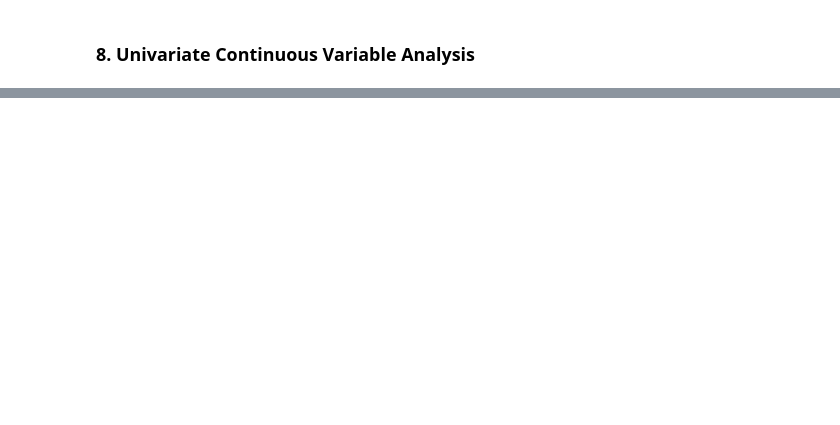
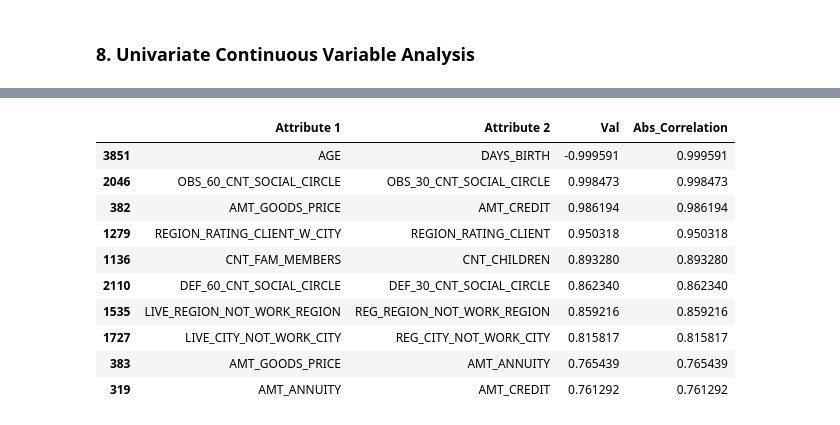
Before and after one commit to sainimi/mypythoncode, a Jupyter notebook: CreditEDA_v1.ipynb, the cells around one changed output, grey strips where cells are left out. Cells and saved outputs as stored; diff of their text form; code cells hidden in the pictures; blank space fills up the shorter version.

```diff
--- a/CreditEDA_v1.ipynb
+++ b/CreditEDA_v1.ipynb
@@ -382,0 +422,20 @@ plt.show()
+# %%
+inp_corr = new_loan_application.corr()
+corr_tb = inp_corr.where(np.triu(np.ones(inp_corr.shape),k=1).astype(np.bool)).unstack().reset_index()
+corr_tb.columns=['Attribute 1','Attribute 2','Val']
+corr_tb.dropna(subset=['Val'],inplace=True)
+corr_tb['Abs_Correlation']=corr_tb['Val'].abs()
+corr_tb = corr_tb.sort_values(by=['Abs_Correlation'], ascending=False)
+corr_tb.head(10)
+# %% [output]
+|  | Attribute 1 | Attribute 2 | Val | Abs_Correlation |
+| 3851 | AGE | DAYS_BIRTH | -0.999591 | 0.999591 |
+| 2046 | OBS_60_CNT_SOCIAL_CIRCLE | OBS_30_CNT_SOCIAL_CIRCLE | 0.998473 | 0.998473 |
+| 382 | AMT_GOODS_PRICE | AMT_CREDIT | 0.986194 | 0.986194 |
+| 1279 | REGION_RATING_CLIENT_W_CITY | REGION_RATING_CLIENT | 0.950318 | 0.950318 |
+| 1136 | CNT_FAM_MEMBERS | CNT_CHILDREN | 0.893280 | 0.893280 |
+| 2110 | DEF_60_CNT_SOCIAL_CIRCLE | DEF_30_CNT_SOCIAL_CIRCLE | 0.862340 | 0.862340 |
+| 1535 | LIVE_REGION_NOT_WORK_REGION | REG_REGION_NOT_WORK_REGION | 0.859216 | 0.859216 |
+| 1727 | LIVE_CITY_NOT_WORK_CITY | REG_CITY_NOT_WORK_CITY | 0.815817 | 0.815817 |
+| 383 | AMT_GOODS_PRICE | AMT_ANNUITY | 0.765439 | 0.765439 |
+| 319 | AMT_ANNUITY | AMT_CREDIT | 0.761292 | 0.761292 |
```
Also changed, not shown: parts of 16 cells of this notebook.
